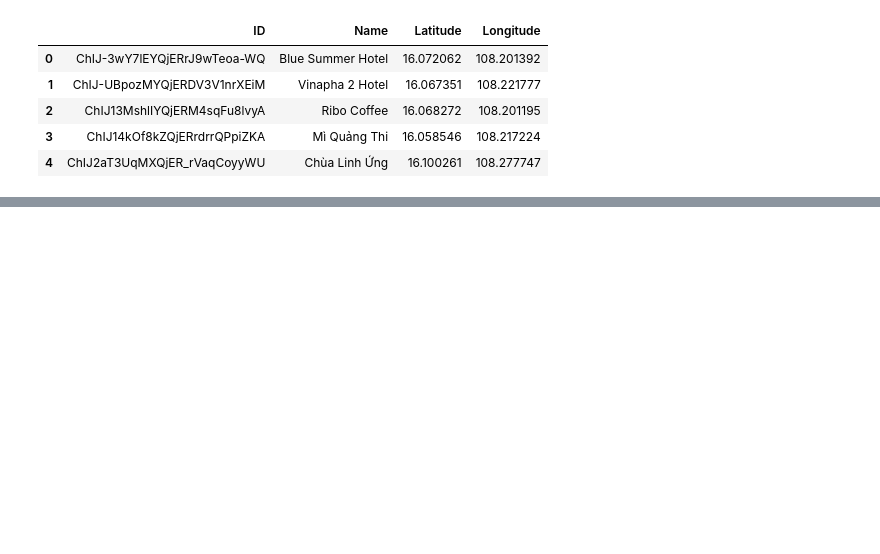
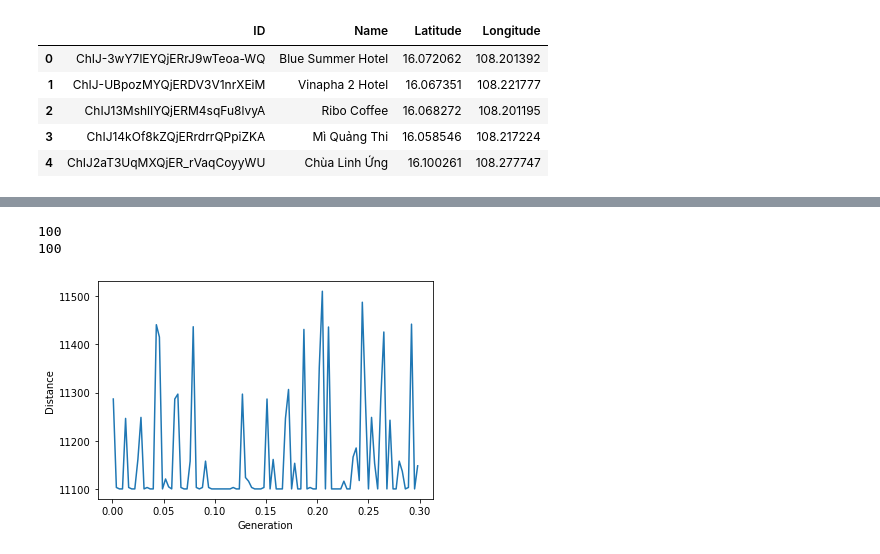
Before and after one commit to anhtuyetdut/Travel-Itinerary, a Jupyter notebook: main2.ipynb, the cells around one changed output, grey strips where cells are left out. Saved outputs shown, nothing was run; the diff lists cells and outputs as text; code cells hidden in the pictures; blank space fills up the shorter version.

```diff
--- a/main2.ipynb
+++ b/main2.ipynb
@@ -343,0 +389,13 @@ distancePlot(bdbg, params)
+# %%
+i = 0.001
+xAxis = []
+while(i <= 0.3):
+    xAxis.append(i)
+    i += 0.003
+print(len(bestDistanceByMutation))
+print(len(xAxis))
+fitnessePlot(bestDistanceByMutation, xAxis, params)
+# %% [output]
+100
+100
+[figure, added]
```
Also changed, not shown: parts of 11 cells of this notebook.
